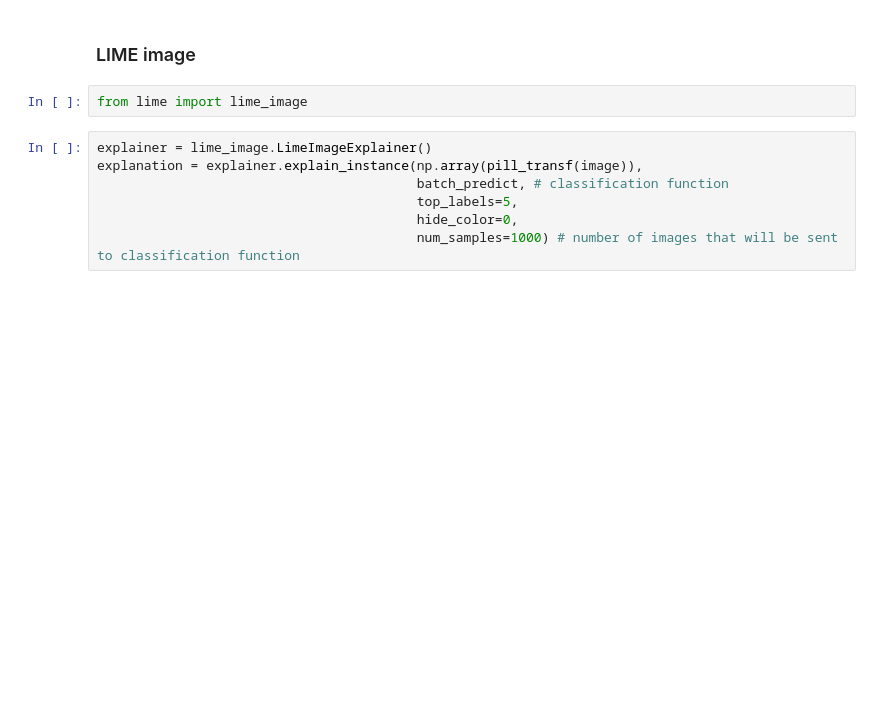
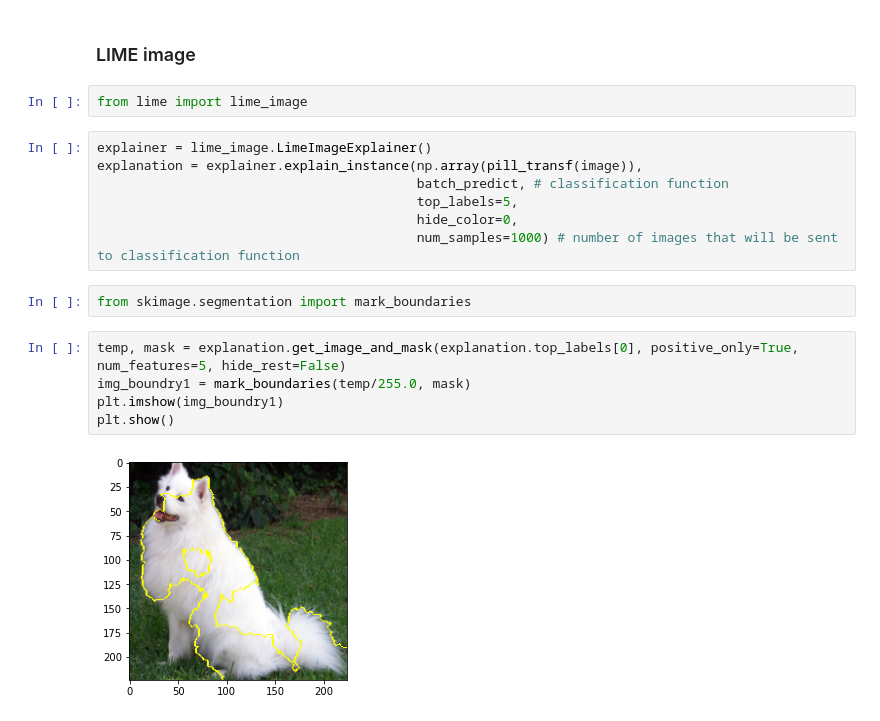
Before and after one commit to wenth1021/feature-importance-cv, a Jupyter notebook: lime.ipynb, the cells around one changed output. Drawn from its saved outputs; the diff is of its cells as text; blank space fills up the shorter version.

```diff
--- a/lime.ipynb
+++ b/lime.ipynb
@@ -169,3 +169,12 @@ explanation = explainer.explain_instance(np.array(pill_transf(image)),
                                          top_labels=5,
                                          hide_color=0,
                                          num_samples=1000) # number of images that will be sent to classification function
+# %%
+from skimage.segmentation import mark_boundaries
+# %%
+temp, mask = explanation.get_image_and_mask(explanation.top_labels[0], positive_only=True, num_features=5, hide_rest=False)
+img_boundry1 = mark_boundaries(temp/255.0, mask)
+plt.imshow(img_boundry1)
+plt.show()
+# %% [output]
+[figure, added]
```
Also changed, not shown: parts of 1 cell of this notebook.
